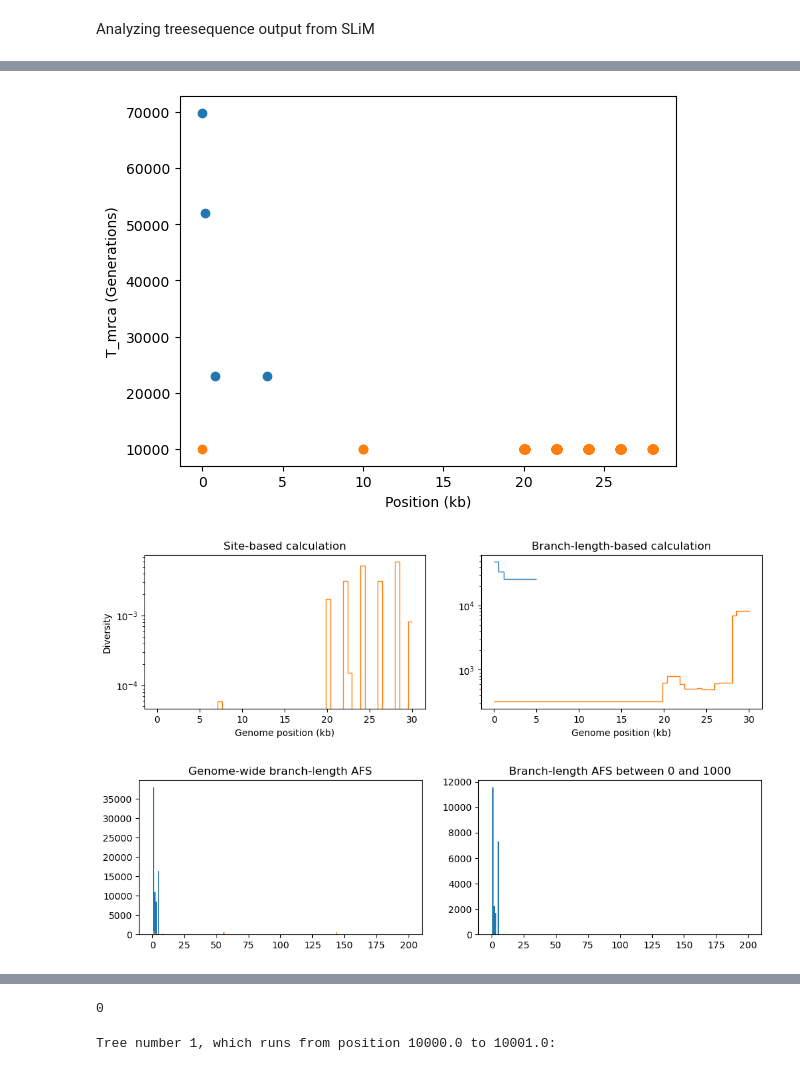
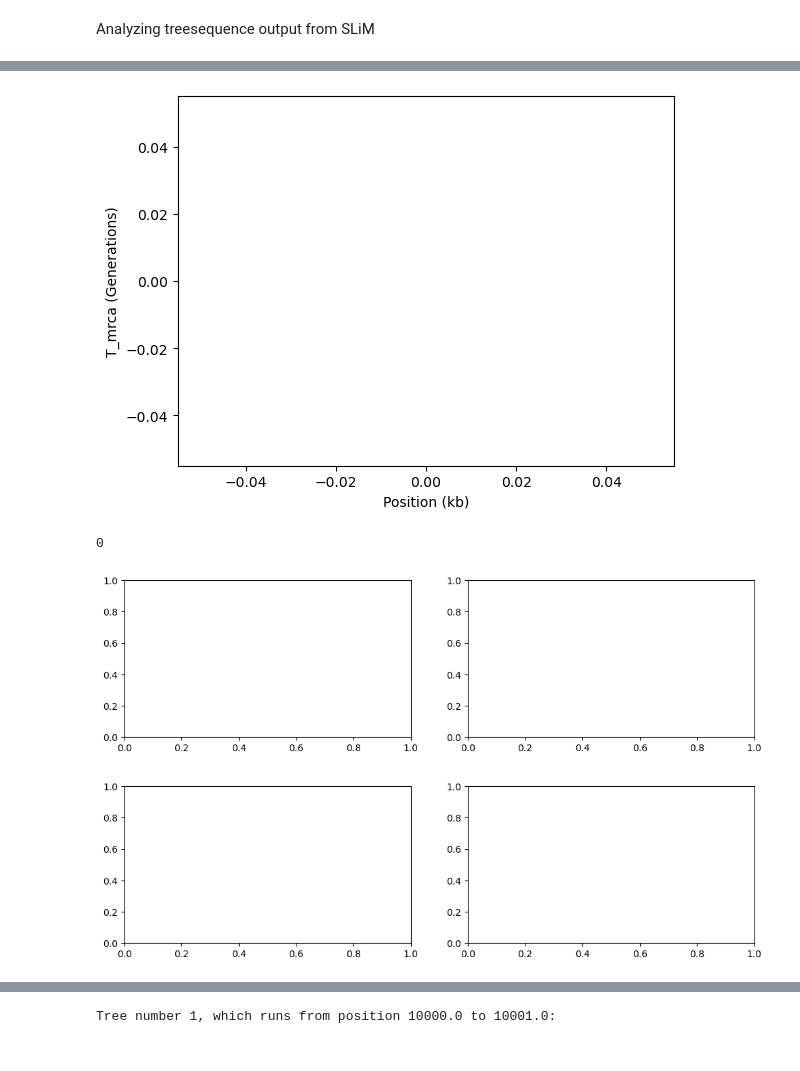
Before and after one commit to munch-group/davide-intern, a Jupyter notebook: notebooks/01_tsanalysis.ipynb, the cells around one changed output, grey strips where cells are left out. Saved outputs shown, nothing was run; the diff lists cells and outputs as text; code cells hidden in the pictures.

```diff
--- a/notebooks/01_tsanalysis.ipynb
+++ b/notebooks/01_tsanalysis.ipynb
@@ -5,6 +5,8 @@ import msprime, tskit, pyslim, time
 import numpy as np
 import pandas as pd
 from matplotlib import pyplot as plt
+# %%
+ts1 =  tskit.load("../data/out.trees")
 # %%
 def TajimasD(ts_list, windows_len=1800):
     if type(ts_list) == tskit.trees.TreeSequence:
@@ -61,7 +63,7 @@ def ts_visualizer(ts_list, startpos, endpos):
     Tmrca(ts_list)
 
     fig, (ax1, ax2) = plt.subplots(ncols=2, figsize=(12, 3))
-    for ts in ts_list:
+    """ for ts in ts_list:
         L = int(ts.sequence_length)
         windows = np.linspace(0, L, num=L//500)
         ax1.stairs(ts.diversity(windows=windows), windows/1_000, baseline=None)  # Default is mode="site"
@@ -76,10 +78,10 @@ def ts_visualizer(ts_list, startpos, endpos):
         ax1.set_xlabel("Genome position (kb)")
         ax2.set_xlabel("Genome position (kb)")
         ax2.set_title("Branch-length-based calculation")
-    plt.show()
+    plt.show() """
 
     fig, (ax1, ax2) = plt.subplots(ncols=2, figsize=(12, 3))
-    for ts in ts_list:
+    """ for ts in ts_list:
         afs1 = ts.allele_frequency_spectrum(polarised=True, mode="branch")
         ax1.bar(np.arange(ts.num_samples+1), afs1)
         ax1.set_title("Genome-wide branch-length AFS")
@@ -89,7 +91,7 @@ def ts_visualizer(ts_list, startpos, endpos):
         ax2.set_title(f"Branch-length AFS between {startpos} and {endpos}")
     plt.show()
 
-    TajimasD(ts_list)
+    TajimasD(ts_list) """
     '''
         afs = ts.allele_frequency_spectrum()
         plt.bar(np.arange(ts.num_samples + 1), afs)
@@ -121,6 +122,7 @@ ts = ts2
 # %%
-ts_visualizer([ts1, ts2], 0, 1000)
+ts_visualizer(ts1, 0, 1000)
 # %% [output]
-[figure, old version]
+[figure, new version]
+0
-[figure, old version]
+[figure, new version]
-[figure, old version]
+[figure, new version]
@@ -128,4 +129,3 @@ ts_visualizer([ts1, ts2], 0, 1000)
-0
 # %%
 def ts_analyzer(ts_list):
     pass
```
Also changed, not shown: parts of 2 cells of this notebook, 5 other files.
